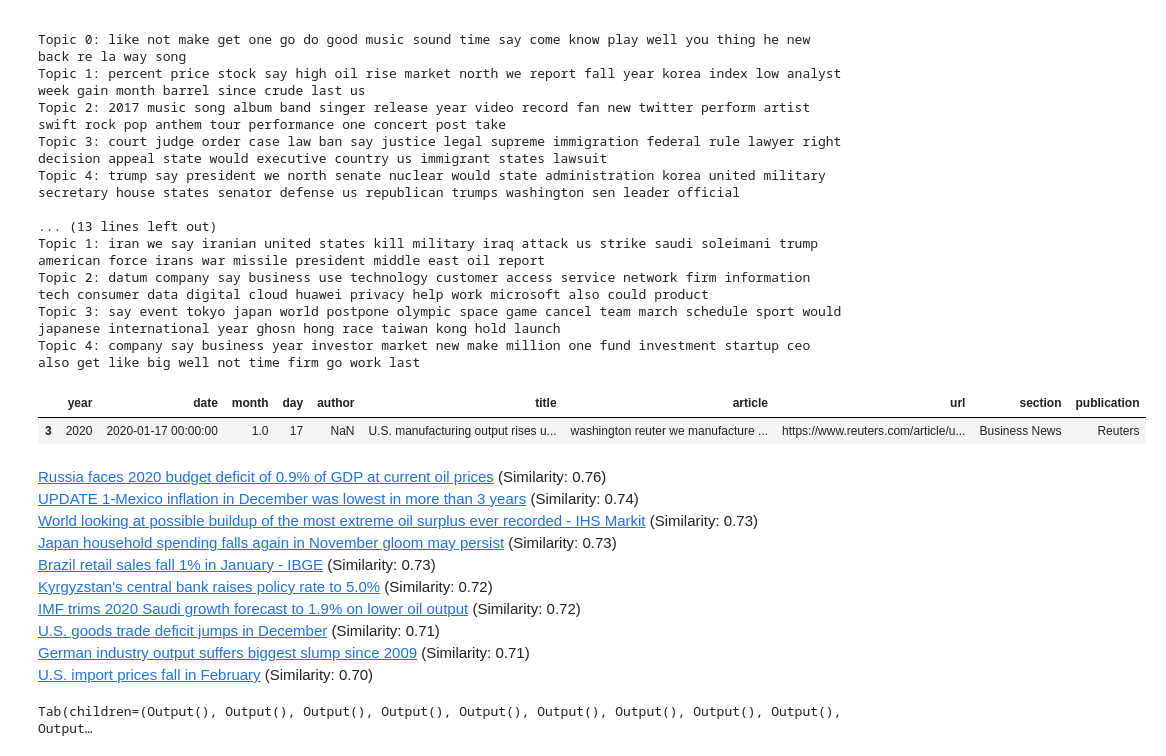
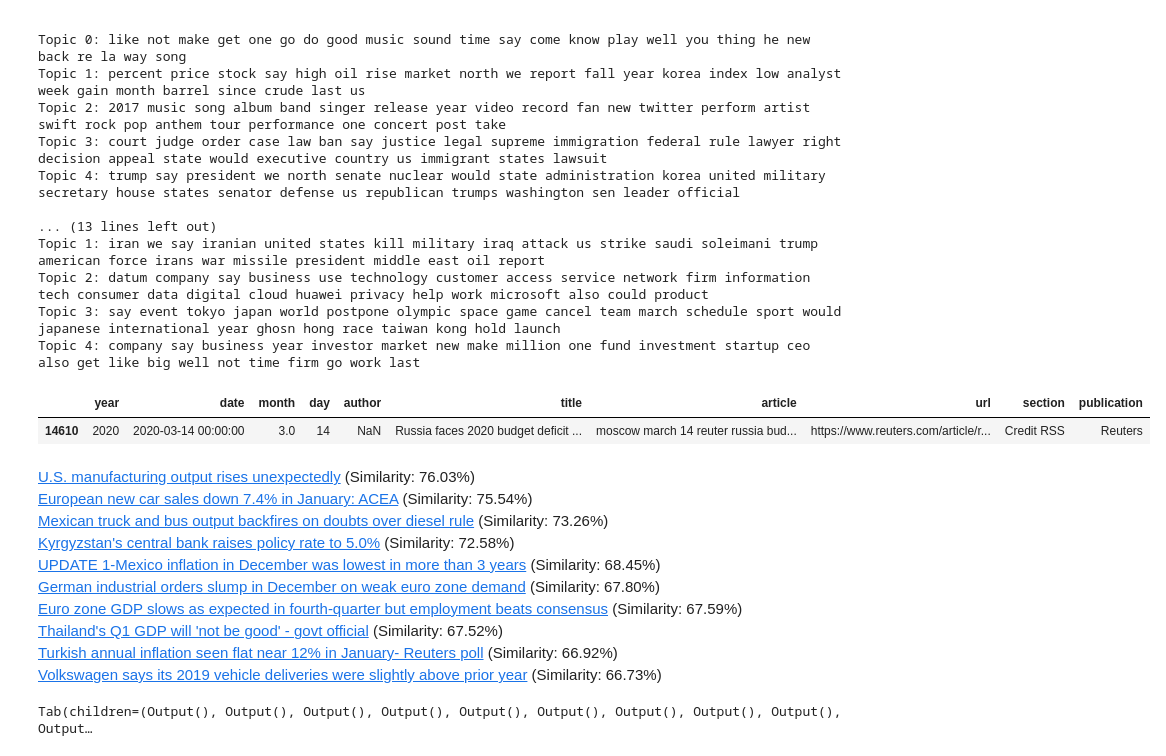
Before and after one commit to stuurpropje/project-newsarticles, a Jupyter notebook: topicmodelling/topic_modelling.ipynb, the cells around one changed output. Saved outputs shown, nothing was run; the diff lists cells and outputs as text; code cells hidden in the pictures.

```diff
--- a/topicmodelling/topic_modelling.ipynb
+++ b/topicmodelling/topic_modelling.ipynb
@@ -40,5 +59,5 @@ def load_all_files(path: str, csv_path: str, years: list[int]):
 # %%
-lda, data_vectorized, vectorizer, df, doc_topic_dist = load_all_files("./csv/", "../csv", years)
+topic_modelling_files = load_all_files("./csv/", "../csv", years)
 # %% [output]
 2016 done.
 2017 done.
@@ -56,7 +84,7 @@ def print_top_words(model, vectorizer, n_top_words, n_topics=3):
     print()
 # %%
 for year in years:
-    print_top_words(lda[year], vectorizer[year], n_top_words=25, n_topics=5)
+    print_top_words(topic_modelling_files["lda"][year], topic_modelling_files["vectorizer"][year], n_top_words=25, n_topics=5)
 # %% [output]
 Topic 0: use like make new not technology one also design camera get work app look system vr you device well car google even video build way
 Topic 1: say police court case officer charge judge report law arrest lawyer crime justice attorney accord lawsuit tell prosecutor claim file investigation statement prison trial department
@@ -119,33 +175,47 @@ def compare_tabs(title, year, recommendation_ids):
 # %%
-def recommendation(df, doc_topic_dist, title: str, year: int, k: int=5, plot_dna=False):
-    '''
-    Returns the title of the k papers that are closest (topic-wise) to the paper given through title.
-    '''
-    display(df[year][df[year]['title'] == title])
+def recommendation(topic_modelling_files: dict[str, dict[str, pd.DataFrame]], year: int, title: str, number_of_related_articles: int=5, plot_topics: bool=True) -> None:
+    """Return the articles that are closest to the given paper.
 
-    recommended, dist = get_k_nearest_docs(doc_topic_dist[year][df[year]['title'] == title].iloc[0], k, get_dist=True)
-    recommended = df[year].iloc[recommended].copy()
-    recommended['similarity'] = 1 - dist
+    Args:
+        topic_modelling_files (dict[str, dict[str, pd.DataFrame]]): Dictionary containing topic modelling data.
+        year (int): Publishing year of the seeding article.
+        title (str): Title of seeding article.
+        number_of_related_articles (int): Number nearest articles to return. Defaults to 5.
+        plot_dna (bool): Plot topic distribution of seeding and recommended articles. Defaults to True.
+    """
+    df: pd.DataFrame = topic_modelling_files["df"][year]
+    doc_topic_dist: pd.DataFrame = topic_modelling_files["doc_topic_dist"][year]
+    display(df[df["title"] == title])
 
-    h = '<br/>'.join(['<a href="' + l + '" target="_blank">'+ n + '</a>' +' (Similarity: ' + "{:.2f}".format(s) + ')' for l, n, s in recommended[['url','title', 'similarity']].values])
-    display(HTML(h))
+    recommended, dist = get_n_nearest_docs(
+        doc_topic_dist,
+        doc_topic_dist[df["title"] == title].iloc[0],
+        number_of_related_articles,
+        get_dist=True,
+    )
+    recommended = df.iloc[recommended].copy()
+    recommended["similarity"] = 1 - dist
 
-    if plot_dna:
-        compare_tabs(title, year, recommended['title'].values)
+    link = "<br/>".join(['<a href="'+ l + '" target="_blank">'+ n + "</a>" + " (Similarity: " + "{:.2f}%".format(s * 100) + ")" for l, n, s in recommended[["url", "title", "similarity"]].values])
+    display(HTML(link))
+
+    # Plot tabs to compare topic distribution of seed and recommended articles.
+    if plot_topics is True:
+        compare_tabs(df, doc_topic_dist, title, recommended["title"].values)
-# %%
-recommendation(df, doc_topic_dist, "U.S. manufacturing output rises unexpectedly", 2020, k=10, plot_dna=True)
-# %% [output]
-|  | year | date | month | day | author | title | article | url | section | publication |
-| 3 | 2020 | 2020-01-17 00:00:00 | 1.0 | 17 | NaN | U.S. manufacturing output rises u... | washington reuter we manufacture ... | https://www.reuters.com/article/u... | Business News | Reuters |
-Russia faces 2020 budget deficit of 0.9% of GDP at current oil prices (Similarity: 0.76)
-UPDATE 1-Mexico inflation in December was lowest in more than 3 years (Similarity: 0.74)
-World looking at possible buildup of the most extreme oil surplus ever recorded - IHS Markit (Similarity: 0.73)
-Japan household spending falls again in November gloom may persist (Similarity: 0.73)
-Brazil retail sales fall 1% in January - IBGE (Similarity: 0.73)
-Kyrgyzstan's central bank raises policy rate to 5.0% (Similarity: 0.72)
-IMF trims 2020 Saudi growth forecast to 1.9% on lower oil output (Similarity: 0.72)
-U.S. goods trade deficit jumps in December (Similarity: 0.71)
-German industry output suffers biggest slump since 2009 (Similarity: 0.71)
-U.S. import prices fall in February (Similarity: 0.70)
-Tab(children=(Output(), Output(), Output(), Output(), Output(), Output(), Output(), Output(), Output(), Output…
+# %%
+recommendation(topic_modelling_files, 2020, "Russia faces 2020 budget deficit of 0.9% of GDP at current oil prices", number_of_related_articles=10)
+# %% [output]
+|  | year | date | month | day | author | title | article | url | section | publication |
+| 14610 | 2020 | 2020-03-14 00:00:00 | 3.0 | 14 | NaN | Russia faces 2020 budget deficit ... | moscow march 14 reuter russia bud... | https://www.reuters.com/article/r... | Credit RSS | Reuters |
+U.S. manufacturing output rises unexpectedly (Similarity: 76.03%)
+European new car sales down 7.4% in January: ACEA (Similarity: 75.54%)
+Mexican truck and bus output backfires on doubts over diesel rule (Similarity: 73.26%)
+Kyrgyzstan's central bank raises policy rate to 5.0% (Similarity: 72.58%)
+UPDATE 1-Mexico inflation in December was lowest in more than 3 years (Similarity: 68.45%)
+German industrial orders slump in December on weak euro zone demand (Similarity: 67.80%)
+Euro zone GDP slows as expected in fourth-quarter but employment beats consensus (Similarity: 67.59%)
+Thailand's Q1 GDP will 'not be good' - govt official (Similarity: 67.52%)
+Turkish annual inflation seen flat near 12% in January- Reuters poll (Similarity: 66.92%)
+Volkswagen says its 2019 vehicle deliveries were slightly above prior year (Similarity: 66.73%)
+Tab(children=(Output(), Output(), Output(), Output(), Output(), Output(), Output(), Output(), Output(), Output…
 # %%
```
Also changed, not shown: parts of 13 cells of this notebook, 7 other files.
